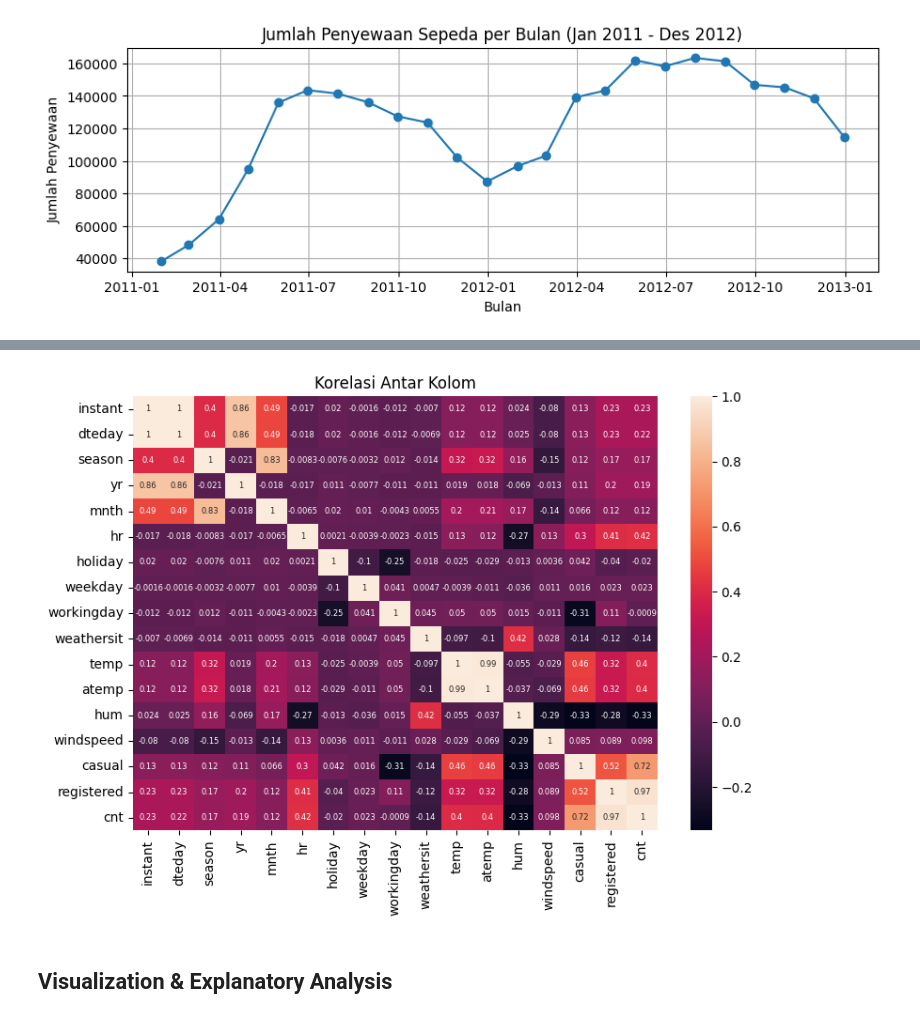
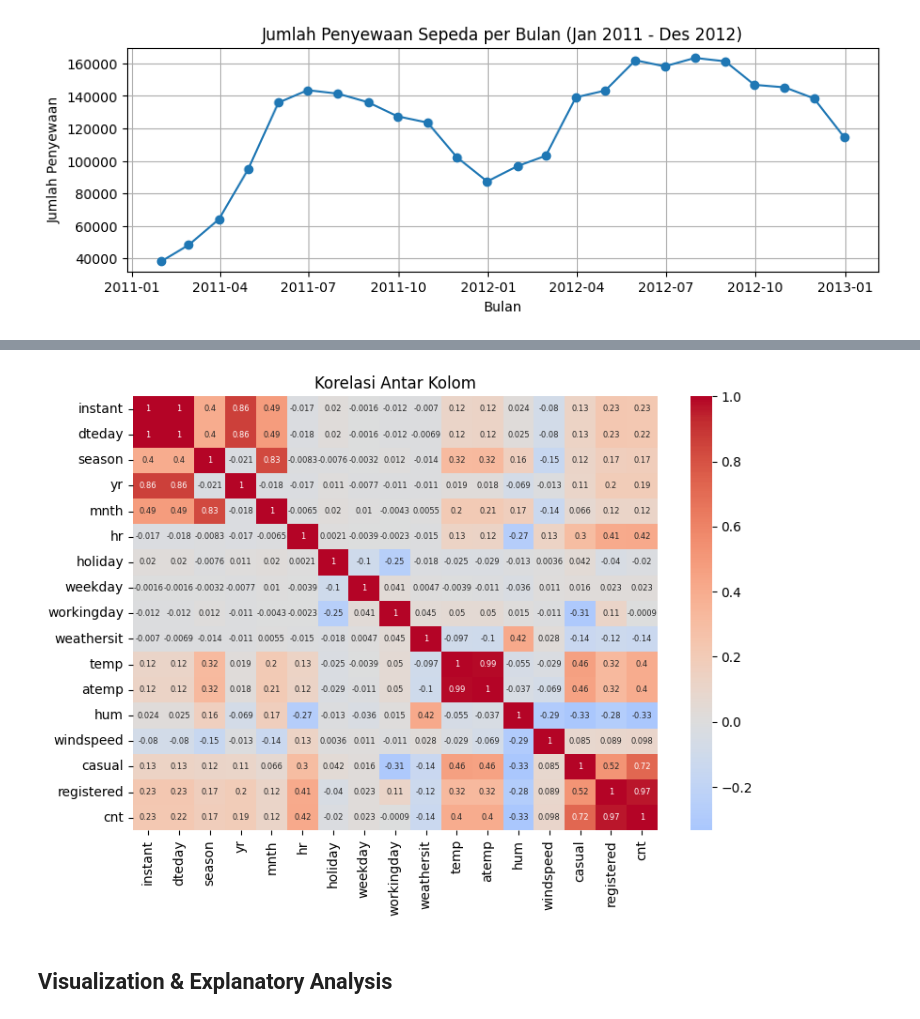
Before and after one commit to Ilhamokta74/Analisis-Data-dengan-Python, a Jupyter notebook: Belajar_Analisis_Data_dengan_Python.ipynb, the cells around one changed output, grey strips where cells are left out. Drawn from its saved outputs; the diff is of its cells as text; code cells hidden in the pictures.

```diff
--- a/Belajar_Analisis_Data_dengan_Python.ipynb
+++ b/Belajar_Analisis_Data_dengan_Python.ipynb
@@ -46,9 +47,10 @@ day
 | 730 | 731 | 2012-12-31 | 1 | 1 | 12 | 0 | 1 | 1 | 2 | 0.215833 | ... |
 731 rows × 16 columns
 # %%
-url2 = './drive/MyDrive/Dataset/hour.csv'
-hour = pd.read_csv(url2)
-hour
+url2 = '/content/drive/MyDrive/Dataset/hour.csv'  # Path ke file CSV
+hour = pd.read_csv(url2)  # Membaca file CSV ke dalam DataFrame
+
+hour  # Menampilkan DataFrame
 # %% [output]
 |  | instant | dteday | season | yr | mnth | hr | holiday | weekday | workingday | weathersit | ... |
 | 0 | 1 | 2011-01-01 | 1 | 0 | 1 | 0 | 0 | 6 | 0 | 1 | ... |
@@ -192,17 +194,27 @@ hour.describe()
 # %% [markdown]
 **outliers**
 # %%
-Q1 = (hour['cnt']).quantile(0.25)
-Q3 = (hour['cnt']).quantile(0.75)
+# Menghitung kuartil pertama (Q1) dan kuartil ketiga (Q3) dari kolom 'cnt'
+Q1 = hour['cnt'].quantile(0.25)
+Q3 = hour['cnt'].quantile(0.75)
+
+# Menghitung rentang interkuartil (IQR)
 IQR = Q3 - Q1
 
-maximum = Q3 + (1.5*IQR)
-minimum = Q1 - (1.5*IQR)
+# Menentukan batas maksimum dan minimum untuk mendeteksi outlier
+maximum = Q3 + (1.5 * IQR)
+minimum = Q1 - (1.5 * IQR)
 
+# Mengidentifikasi nilai yang kurang dari batas minimum (outlier bawah)
 kondisi_lower_than = hour['cnt'] < minimum
+
+# Mengidentifikasi nilai yang lebih dari batas maksimum (outlier atas)
 kondisi_more_than = hour['cnt'] > maximum
 
-print(kondisi_lower_than.sum() + kondisi_more_than.sum())
+# Menghitung jumlah nilai outlier
+jumlah_outlier = kondisi_lower_than.sum() + kondisi_more_than.sum()
+
+print(jumlah_outlier)  # Menampilkan jumlah nilai outlier
 # %% [output]
 505
 # %% [markdown]
@@ -292,13 +331,16 @@ for w in w:
 [interactive output not drawn]
 [interactive output not drawn]
 # %%
+# Menghitung matriks korelasi untuk semua kolom numerik dalam DataFrame
 matrikskorelasi = hour.corr()
-plt.figure(figsize=(9,6))
-sns.heatmap(matrikskorelasi, annot=True, annot_kws={"size": 6})
-plt.title('Korelasi Antar Kolom')
-plt.show()
+
+# Membuat heatmap dari matriks korelasi
+plt.figure(figsize=(9, 6))  # Menetapkan ukuran gambar
+sns.heatmap(matrikskorelasi, annot=True, annot_kws={"size": 6}, cmap='coolwarm', center=0)
+plt.title('Korelasi Antar Kolom')  # Menambahkan judul heatmap
+plt.show()  # Menampilkan heatmap
 # %% [output]
-[figure, old version]
+[figure, new version]
 # %% [markdown]
 ## Visualization & Explanatory Analysis
 # %% [markdown]
```
Also changed, not shown: parts of 8 cells of this notebook, 1 other file.
